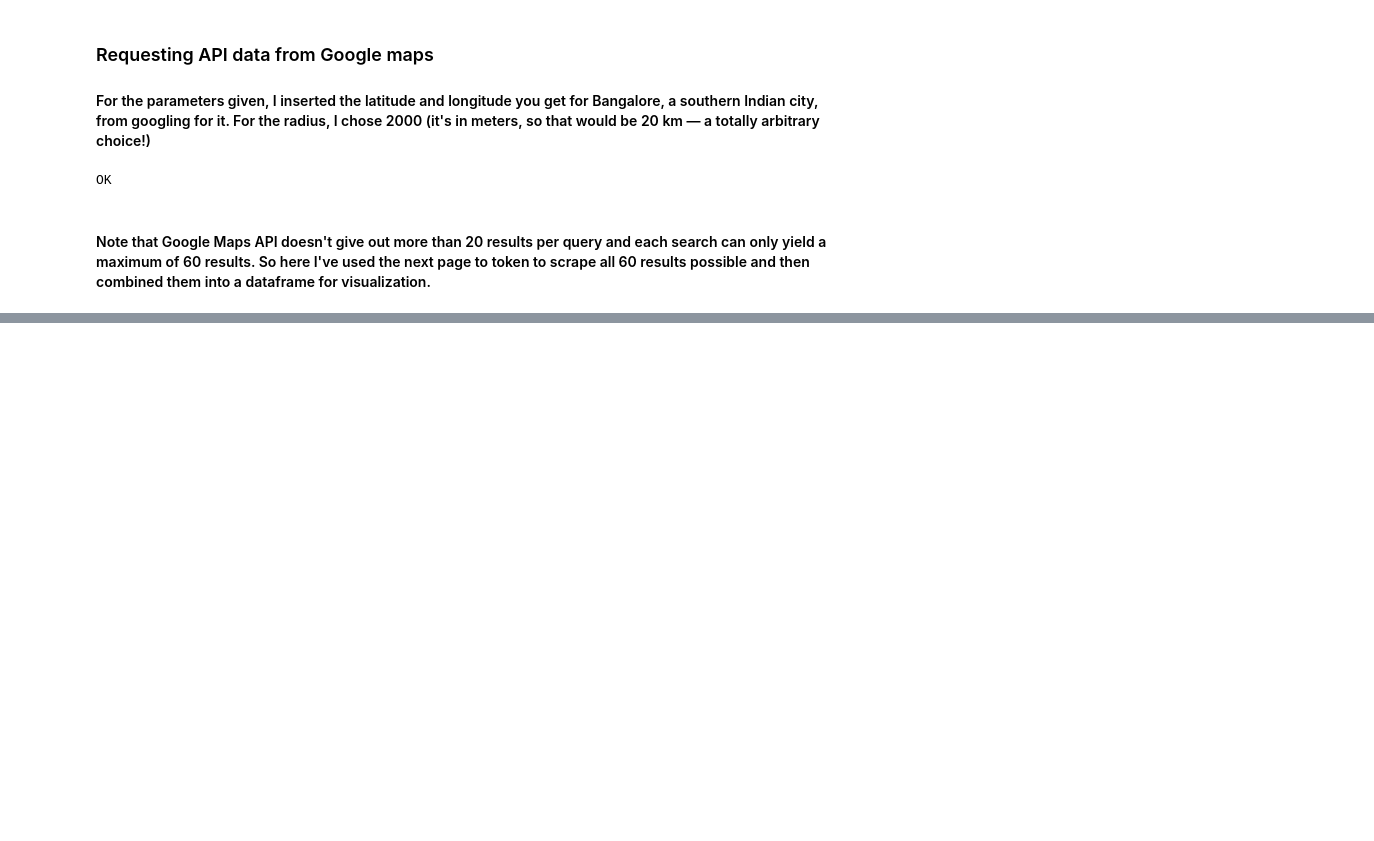
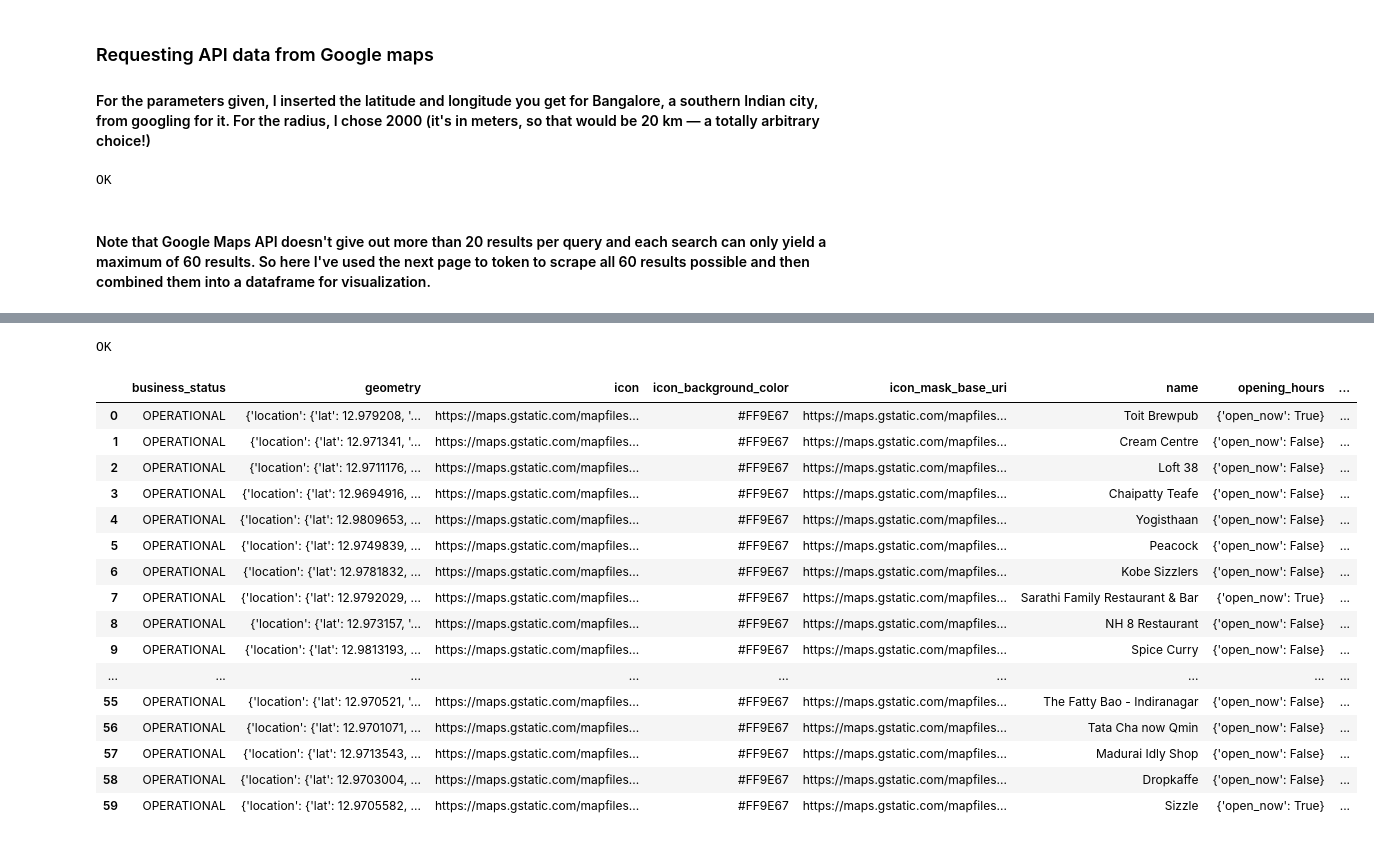
Before and after one commit to areenaarora/street-food-bluru, a Jupyter notebook: google-maps-api.ipynb, the cells around one changed output, grey strips where cells are left out. Cells and saved outputs as stored; diff of their text form; code cells hidden in the pictures; blank space fills up the shorter version.

```diff
--- a/google-maps-api.ipynb
+++ b/google-maps-api.ipynb
@@ -110,0 +111,71 @@ df.to_csv('restaurants.csv')
+# %%
+url = "https://maps.googleapis.com/maps/api/place/nearbysearch/json"
+API_KEY = os.getenv("API_KEY")
+payload={
+    "location": "12.9784, 77.6408", #Indranagar
+    "radius": "20000",
+    "type": "restaurant",
+    "key": API_KEY
+}
+
+page_1_response = requests.get(url, params=payload)
+# print(response.text)
+
+page_2_token = page_1_response.json()['next_page_token']
+# print(page_2_token)
+
+payload_two={
+    "location": "12.9716, 77.5946",
+    "radius": "20000",
+    "type": "restaurant",
+    "key": API_KEY,
+    "pagetoken": page_2_token
+}
+time.sleep(5)
+page_2_response = requests.get(url, params=payload_two)
+# print(page_2_response.text)
+
+page_3_token = page_2_response.json()['next_page_token']
+# print(page_2_token)
+
+payload_three={
+    "location": "12.9716, 77.5946",
+    "radius": "20000",
+    "type": "restaurant", #try food stall here!
+    "key": API_KEY,
+    "pagetoken": page_3_token
+}
+time.sleep(5)
+page_3_response = requests.get(url, params=payload_three)
+# print(page_3_response.text)
+print(page_3_response.json()["status"])
+# %% [output]
+OK
+# %%
+master_list = []
+
+master_list.extend(page_1_response.json()['results'])
+master_list.extend(page_2_response.json()['results'])
+master_list.extend(page_3_response.json()['results'])
+# %%
+new_df = pd.DataFrame(master_list)
+# %%
+new_df
+# %% [output]
+|  | business_status | geometry | icon | icon_background_color | icon_mask_base_uri | name | opening_hours | ... |
+| 0 | OPERATIONAL | {'location': {'lat': 12.979208, '... | https://maps.gstatic.com/mapfiles... | #FF9E67 | https://maps.gstatic.com/mapfiles... | Toit Brewpub | {'open_now': True} | ... |
+| 1 | OPERATIONAL | {'location': {'lat': 12.971341, '... | https://maps.gstatic.com/mapfiles... | #FF9E67 | https://maps.gstatic.com/mapfiles... | Cream Centre | {'open_now': False} | ... |
+| 2 | OPERATIONAL | {'location': {'lat': 12.9711176, ... | https://maps.gstatic.com/mapfiles... | #FF9E67 | https://maps.gstatic.com/mapfiles... | Loft 38 | {'open_now': False} | ... |
+| 3 | OPERATIONAL | {'location': {'lat': 12.9694916, ... | https://maps.gstatic.com/mapfiles... | #FF9E67 | https://maps.gstatic.com/mapfiles... | Chaipatty Teafe | {'open_now': False} | ... |
+| 4 | OPERATIONAL | {'location': {'lat': 12.9809653, ... | https://maps.gstatic.com/mapfiles... | #FF9E67 | https://maps.gstatic.com/mapfiles... | Yogisthaan | {'open_now': False} | ... |
+| 5 | OPERATIONAL | {'location': {'lat': 12.9749839, ... | https://maps.gstatic.com/mapfiles... | #FF9E67 | https://maps.gstatic.com/mapfiles... | Peacock | {'open_now': False} | ... |
+| 6 | OPERATIONAL | {'location': {'lat': 12.9781832, ... | https://maps.gstatic.com/mapfiles... | #FF9E67 | https://maps.gstatic.com/mapfiles... | Kobe Sizzlers | {'open_now': False} | ... |
+| 7 | OPERATIONAL | {'location': {'lat': 12.9792029, ... | https://maps.gstatic.com/mapfiles... | #FF9E67 | https://maps.gstatic.com/mapfiles... | Sarathi Family Restaurant & Bar | {'open_now': True} | ... |
+| 8 | OPERATIONAL | {'location': {'lat': 12.973157, '... | https://maps.gstatic.com/mapfiles... | #FF9E67 | https://maps.gstatic.com/mapfiles... | NH 8 Restaurant | {'open_now': False} | ... |
+| 9 | OPERATIONAL | {'location': {'lat': 12.9813193, ... | https://maps.gstatic.com/mapfiles... | #FF9E67 | https://maps.gstatic.com/mapfiles... | Spice Curry | {'open_now': False} | ... |
+| ... | ... | ... | ... | ... | ... | ... | ... | ... |
+| 55 | OPERATIONAL | {'location': {'lat': 12.970521, '... | https://maps.gstatic.com/mapfiles... | #FF9E67 | https://maps.gstatic.com/mapfiles... | The Fatty Bao - Indiranagar | {'open_now': False} | ... |
+| 56 | OPERATIONAL | {'location': {'lat': 12.9701071, ... | https://maps.gstatic.com/mapfiles... | #FF9E67 | https://maps.gstatic.com/mapfiles... | Tata Cha now Qmin | {'open_now': False} | ... |
+| 57 | OPERATIONAL | {'location': {'lat': 12.9713543, ... | https://maps.gstatic.com/mapfiles... | #FF9E67 | https://maps.gstatic.com/mapfiles... | Madurai Idly Shop | {'open_now': False} | ... |
+| 58 | OPERATIONAL | {'location': {'lat': 12.9703004, ... | https://maps.gstatic.com/mapfiles... | #FF9E67 | https://maps.gstatic.com/mapfiles... | Dropkaffe | {'open_now': False} | ... |
+| 59 | OPERATIONAL | {'location': {'lat': 12.9705582, ... | https://maps.gstatic.com/mapfiles... | #FF9E67 | https://maps.gstatic.com/mapfiles... | Sizzle | {'open_now': True} | ... |
```
Also changed, not shown: parts of 9 cells of this notebook, 3 other files.
